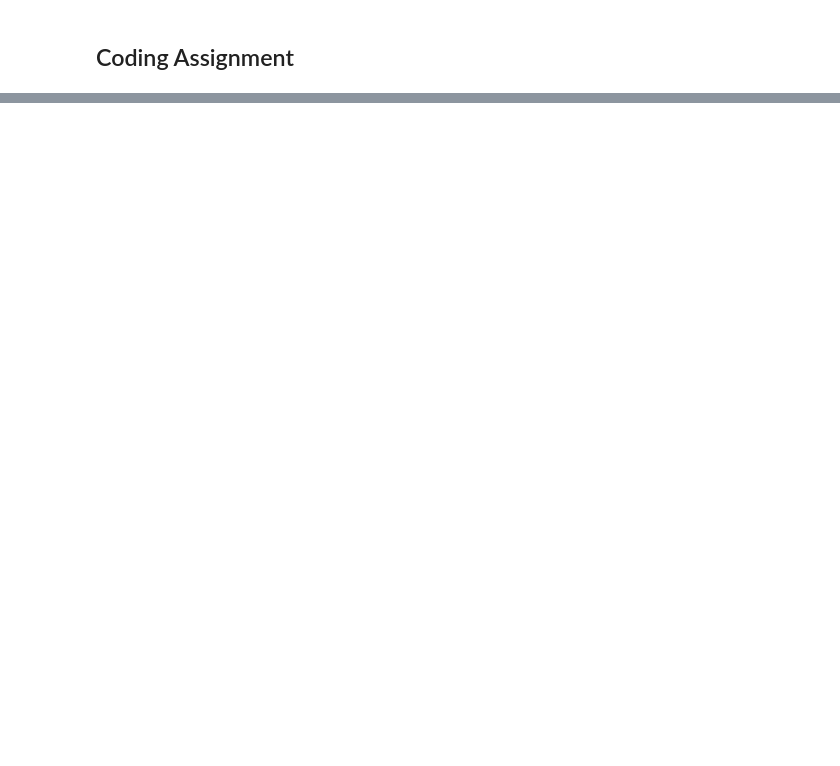
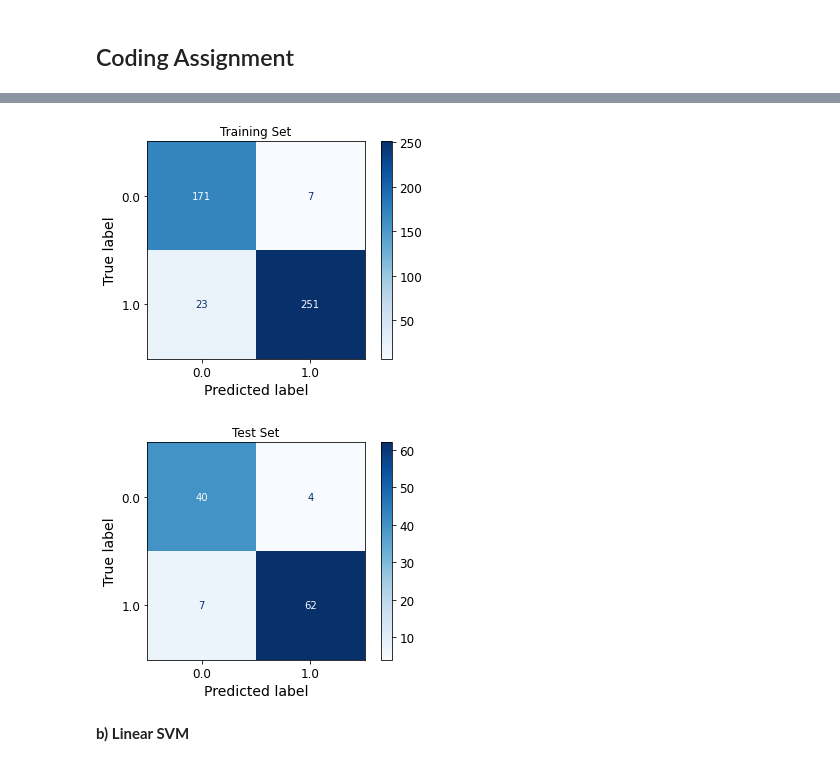
Before and after one commit to mlh-master/hw2_mlh-nathan-and-dekel, a Jupyter notebook: HW2_NoteBook.ipynb, the cells around one changed output, grey strips where cells are left out. Saved outputs shown, nothing was run; the diff lists cells and outputs as text; code cells hidden in the pictures; blank space fills up the shorter version.

```diff
--- a/HW2_NoteBook.ipynb
+++ b/HW2_NoteBook.ipynb
@@ -38,0 +207,8 @@ array([[<AxesSubplot:title={'center':'Age'}>,
+# %%
+n_splits = 5
+max_iter = 2000
+skf = StratifiedKFold(n_splits=n_splits, random_state=10, shuffle=True)
+
+scaler = StandardScaler()
+x_tr = scaler.fit_transform(X_train)
+x_tst = scaler.transform(X_test)
@@ -38,0 +220,14 @@ array([[<AxesSubplot:title={'center':'Age'}>,
+# %%
+from sklearn.linear_model import LogisticRegression
+
+#Tuning our Hyperparameter lambda and the regularization scheme:
+solver = 'liblinear' #supports both L1 and L2
+log_reg = LogisticRegression(random_state=5, max_iter=max_iter,solver=solver)
+lmbda = np.array([0.001, 0.01, 1, 10, 100, 1000])
+pipe = Pipeline(steps=[('scale', StandardScaler()), ('logistic', log_reg)])
+clf = GridSearchCV(estimator=pipe, param_grid={'logistic__C': 1/lmbda, 'logistic__penalty': ['l1','l2']},
+                   scoring=['accuracy','f1','precision','recall','roc_auc'], cv=skf,
+                   refit='roc_auc', verbose=1, return_train_score=True)
+clf.fit(X_train, Y_train)
+#let's take the best estimator according to our AUC metric:
+best_log_reg=clf.best_estimator_
@@ -38,0 +238,10 @@ array([[<AxesSubplot:title={'center':'Age'}>,
+# %%
+from HW2_Functions import predict_and_report
+
+LR_Train_Scores=predict_and_report(set='Training Set',model='LR',estimator=best_log_reg,X=X_train,y=Y_train)
+LR_Test_Scores=predict_and_report(set='Test Set', model='LR',estimator=best_log_reg,X=X_test,y=y_test)
+# %% [output]
+[figure, added]
+[figure, added]
+# %% [markdown]
+**b) Linear SVM**
```
Also changed, not shown: parts of 74 cells of this notebook, 2 other files.
